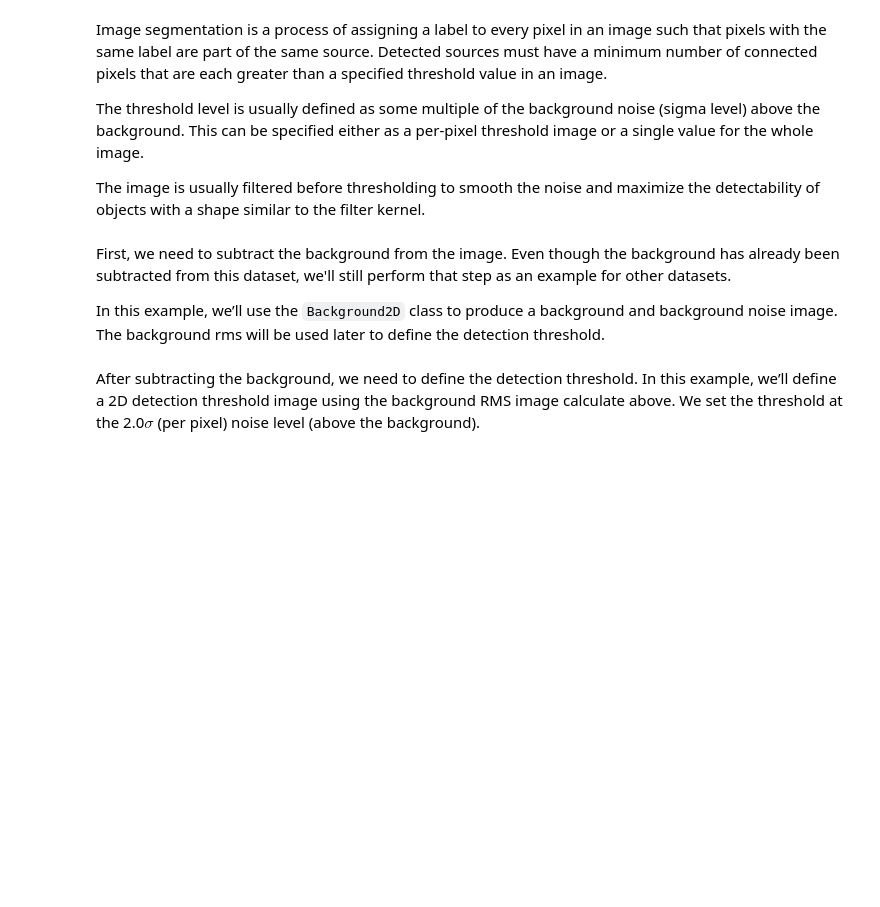
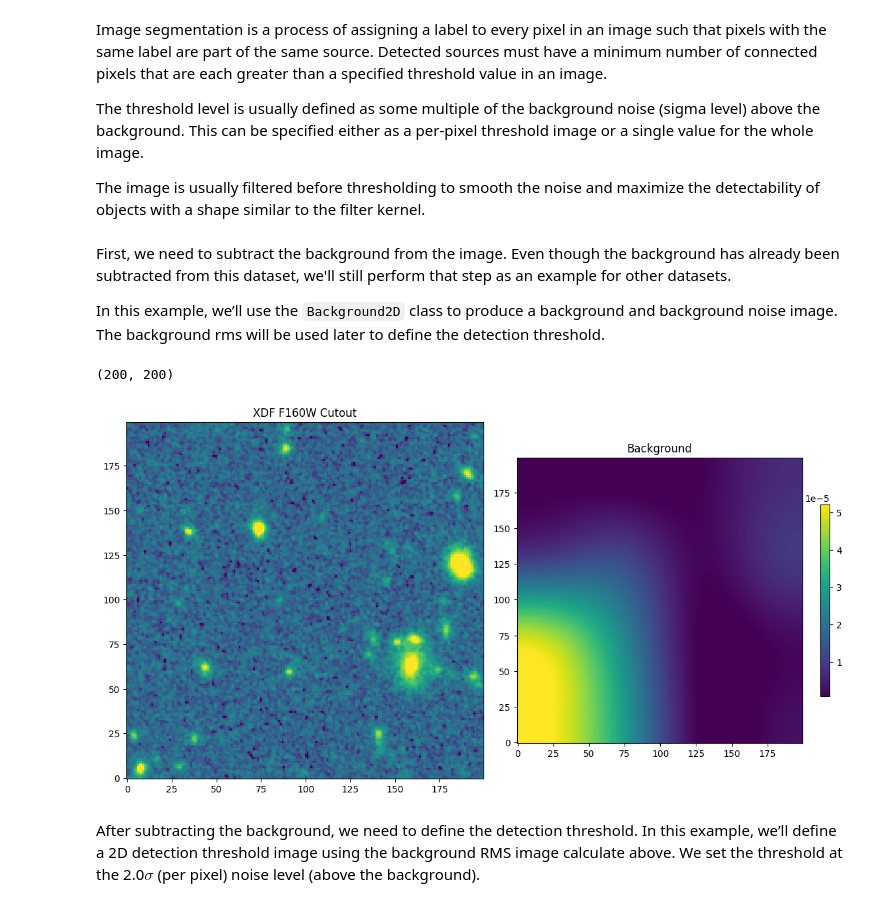
Before and after one commit to nden/astropy_bg_2023, a Jupyter notebook: Photutils/04-segmentation.ipynb, the cells around one changed output. Cells and saved outputs as stored; diff of their text form; code cells hidden in the pictures; blank space fills up the shorter version.

```diff
--- a/Photutils/04-segmentation.ipynb
+++ b/Photutils/04-segmentation.ipynb
@@ -72,15 +87,21 @@ bkg_estimator = MedianBackground()
 bkg = Background2D(data, (50, 50), filter_size=(3, 3),
                    bkg_estimator=bkg_estimator)
 data -= bkg.background  # subtract the background
+# %%
+bkg.background.shape
+# %% [output]
+(200, 200)
 # %%
 fig, (ax1, ax2) = plt.subplots(1, 2, figsize=(12, 10))
 norm = simple_norm(data, 'sqrt', percent=99.)
 ax1.imshow(data, norm=norm)
 ax1.set_title('XDF F160W Cutout');
 pcm = ax2.imshow(bkg.background)
 ax2.set_title('Background')
-#fig.colorbar(pcm, ax=ax2, shrink=0.3)
-#fig.tight_layout()
+fig.colorbar(pcm, ax=ax2, shrink=0.3)
+fig.tight_layout()
+# %% [output]
+[figure, added]
 # %% [markdown]
 After subtracting the background, we need to define the detection threshold. In this example, we’ll define a 2D detection threshold image using the background RMS image calculate above. We set the threshold at the 2.0$\sigma$ (per pixel) noise level (above the background).
 # %%
```
Also changed, not shown: parts of 25 cells of this notebook, 1 other file.
